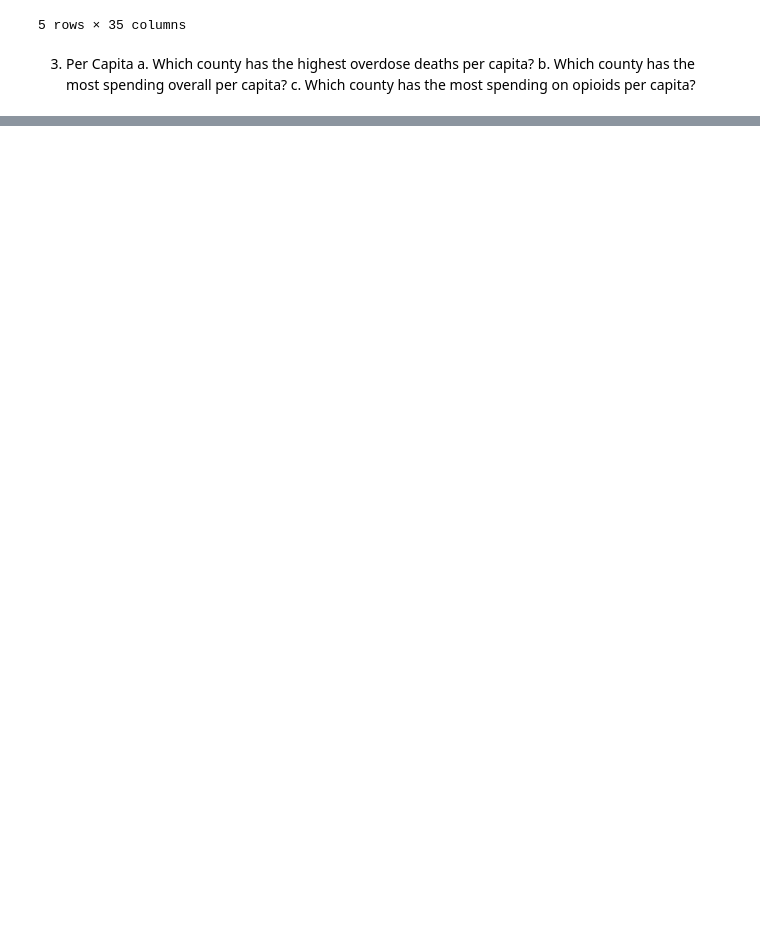
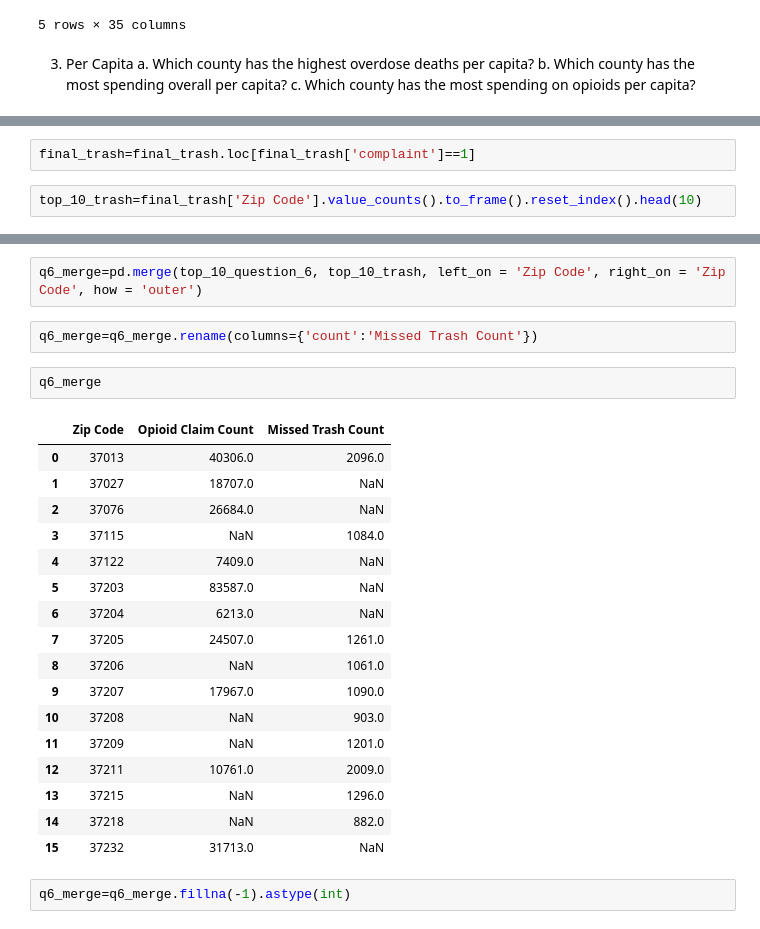
Before and after one commit to NSS-Full-Time-Data-Analytics-14/prescription-drugs-python-snickers, a Jupyter notebook: notebooks/prescription_drugs_lg.ipynb, the cells around one changed output, grey strips where cells are left out. Saved outputs shown, nothing was run; the diff lists cells and outputs as text; blank space fills up the shorter version.

```diff
--- a/notebooks/prescription_drugs_lg.ipynb
+++ b/notebooks/prescription_drugs_lg.ipynb
@@ -152,0 +236,4 @@ question_3
+# %%
+final_trash=final_trash.loc[final_trash['complaint']==1]
+# %%
+top_10_trash=final_trash['Zip Code'].value_counts().to_frame().reset_index().head(10)
@@ -152,0 +268,26 @@ question_3
+# %%
+q6_merge=pd.merge(top_10_question_6, top_10_trash, left_on = 'Zip Code', right_on = 'Zip Code', how = 'outer')
+# %%
+q6_merge=q6_merge.rename(columns={'count':'Missed Trash Count'})
+# %%
+q6_merge
+# %% [output]
+|  | Zip Code | Opioid Claim Count | Missed Trash Count |
+| 0 | 37013 | 40306.0 | 2096.0 |
+| 1 | 37027 | 18707.0 | NaN |
+| 2 | 37076 | 26684.0 | NaN |
+| 3 | 37115 | NaN | 1084.0 |
+| 4 | 37122 | 7409.0 | NaN |
+| 5 | 37203 | 83587.0 | NaN |
+| 6 | 37204 | 6213.0 | NaN |
+| 7 | 37205 | 24507.0 | 1261.0 |
+| 8 | 37206 | NaN | 1061.0 |
+| 9 | 37207 | 17967.0 | 1090.0 |
+| 10 | 37208 | NaN | 903.0 |
+| 11 | 37209 | NaN | 1201.0 |
+| 12 | 37211 | 10761.0 | 2009.0 |
+| 13 | 37215 | NaN | 1296.0 |
+| 14 | 37218 | NaN | 882.0 |
+| 15 | 37232 | 31713.0 | NaN |
+# %%
+q6_merge=q6_merge.fillna(-1).astype(int)
```
Also changed, not shown: parts of 24 cells of this notebook.
